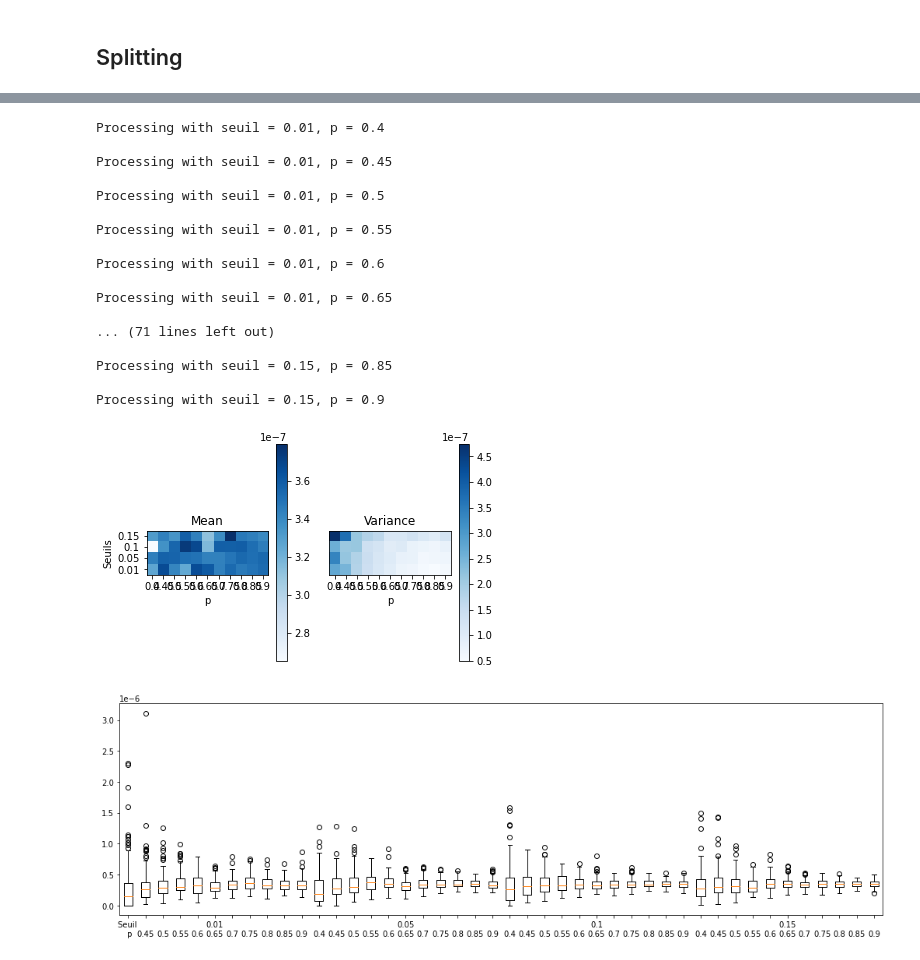
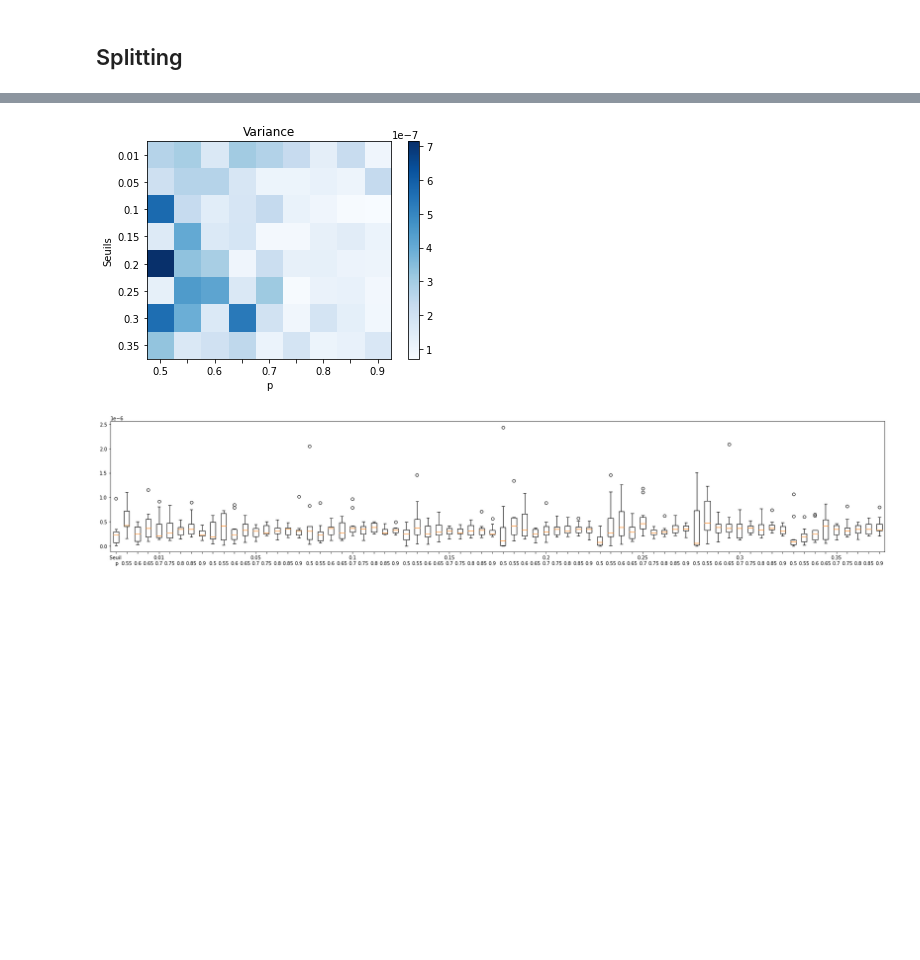
Before and after one commit to pinnertw/Modal, a Jupyter notebook: TPs/Projet_Modal-Q1-1.ipynb, the cells around one changed output, grey strips where cells are left out. Saved outputs shown, nothing was run; the diff lists cells and outputs as text; code cells hidden in the pictures; blank space fills up the shorter version.

```diff
--- a/TPs/Projet_Modal-Q1-1.ipynb
+++ b/TPs/Projet_Modal-Q1-1.ipynb
@@ -474,16 +553,18 @@ def xtick(seuils, ps):
                 lis.append(" \n" + str(ps[j]))
     return lis
 
+def remove_pair_name(i, ps):
+    return str(ps[i]) * ((i - 1)%2) + "" * (i % 2)
+
 def analyse(filename, seuils, ps):
     ls = len(seuils)
     lp = len(ps)
     x_name = xtick(seuils, ps)
-    seuils.reverse()
     proba = np.load(filename)
 
     # Plot écart-type
     plt.imshow(proba.std(axis=2), cmap=plt.cm.Blues)
-    plt.xticks([i for i in range(lp)], ps)
+    plt.xticks([i for i in range(lp)], [remove_pair_name(i, ps) for i in range(len(ps))])
     plt.xlabel("p")
     plt.yticks([i for i in range(ls)], seuils)
     plt.ylabel("Seuils")
@@ -548,26 +621,9 @@ def Heatmap(outputname, seuils, ps, n, saut):
 # %%
 %%time
-n=100
-seuils = [0.01, 0.05, 0.1, 0.15]
-ps = [0.4, 0.45, 0.5, 0.55, 0.6, 0.65, 0.7, 0.75, 0.8, 0.85, 0.9]
+seuils = [0.01, 0.05, 0.1, 0.15, 0.2, 0.25, 0.3, 0.35]
+ps = [0.5, 0.55, 0.6, 0.65, 0.7, 0.75, 0.8, 0.85, 0.9]
+#Heatmap("probas3", seuils, ps, n, saut_1)
 analyse("probas3.npy", seuils, ps)
 # %% [output]
-Processing with seuil = 0.01, p = 0.4
-
-Processing with seuil = 0.01, p = 0.45
-
-Processing with seuil = 0.01, p = 0.5
-
-Processing with seuil = 0.01, p = 0.55
-
-Processing with seuil = 0.01, p = 0.6
-
-Processing with seuil = 0.01, p = 0.65
-
-... (71 lines left out)
-
-Processing with seuil = 0.15, p = 0.85
-
-Processing with seuil = 0.15, p = 0.9
-[figure, old version]
+[figure, new version]
-[figure, old version]
+[figure, new version]
```
Also changed, not shown: parts of 29 cells of this notebook, 33 other files.
